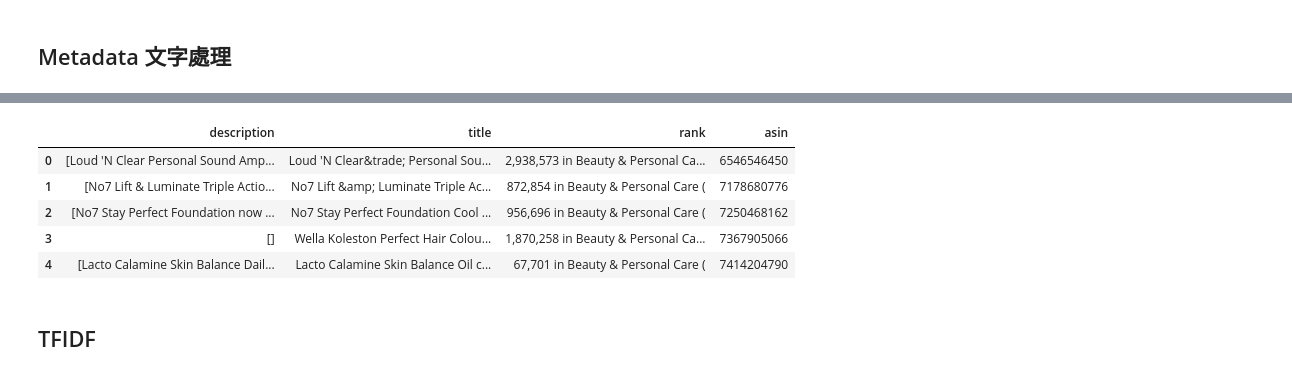
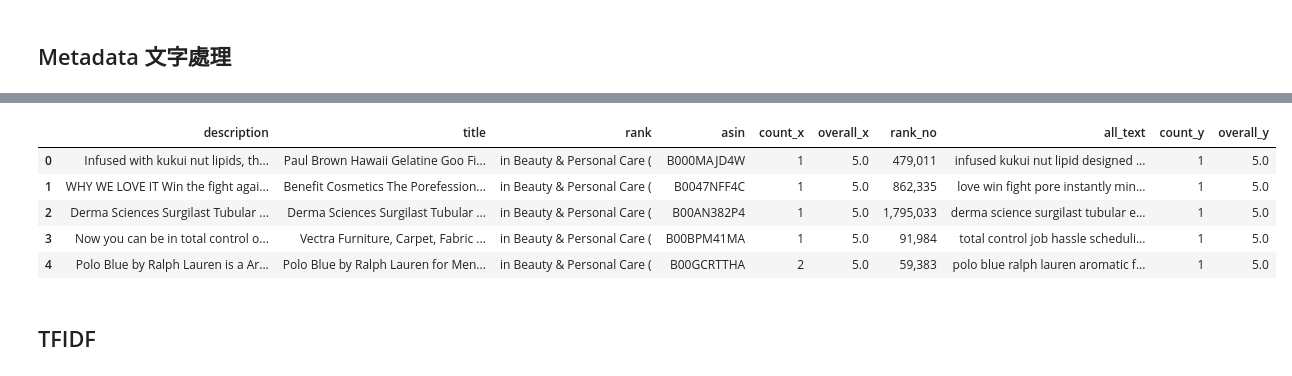
Before and after one commit to JianChengChang/data-course-sample, a Jupyter notebook: content-based.ipynb, the cells around one changed output, grey strips where cells are left out. Saved outputs shown, nothing was run; the diff lists cells and outputs as text; code cells hidden in the pictures.

```diff
--- a/content-based.ipynb
+++ b/content-based.ipynb
@@ -69,9 +69,9 @@ ratings['DATE'] = pd.to_datetime(ratings['unixReviewTime'], unit='s')
 # %% [markdown]
 ## 資料切分
 # %%
-# 用最近三個月
+# 用最近三個月評論超過四星的商品來篩選 metadata
 ratings_trainings = ratings[
-    (ratings['DATE'] >= '2018-06-01') & (ratings['DATE'] < '2018-09-01') & (ratings['overall'] >= 4)
+    (ratings['DATE'] >= '2018-08-01') & (ratings['DATE'] < '2018-09-01') & (ratings['overall'] >= 4)
 ]
 ratings_testings = ratings[
     (ratings['DATE'] >= '2018-09-01') &
@@ -113,12 +115,13 @@ metadata.drop(['category','tech1','fit','also_buy','tech2','brand','also_view','
 # %%
+metadata = metadata.merge(rating_comment, on = 'asin')
 metadata.head()
 # %% [output]
-|  | description | title | rank | asin |
-| 0 | [Loud 'N Clear Personal Sound Amp... | Loud 'N Clear&trade; Personal Sou... | 2,938,573 in Beauty & Personal Ca... | 6546546450 |
-| 1 | [No7 Lift & Luminate Triple Actio... | No7 Lift &amp; Luminate Triple Ac... | 872,854 in Beauty & Personal Care ( | 7178680776 |
-| 2 | [No7 Stay Perfect Foundation now ... | No7 Stay Perfect Foundation Cool ... | 956,696 in Beauty & Personal Care ( | 7250468162 |
-| 3 | [] | Wella Koleston Perfect Hair Colou... | 1,870,258 in Beauty & Personal Ca... | 7367905066 |
-| 4 | [Lacto Calamine Skin Balance Dail... | Lacto Calamine Skin Balance Oil c... | 67,701 in Beauty & Personal Care ( | 7414204790 |
+|  | description | title | rank | asin | count_x | overall_x | rank_no | all_text | count_y | overall_y |
+| 0 | Infused with kukui nut lipids, th... | Paul Brown Hawaii Gelatine Goo Fi... | in Beauty & Personal Care ( | B000MAJD4W | 1 | 5.0 | 479,011 | infused kukui nut lipid designed ... | 1 | 5.0 |
+| 1 | WHY WE LOVE IT Win the fight agai... | Benefit Cosmetics The Porefession... | in Beauty & Personal Care ( | B0047NFF4C | 1 | 5.0 | 862,335 | love win fight pore instantly min... | 1 | 5.0 |
+| 2 | Derma Sciences Surgilast Tubular ... | Derma Sciences Surgilast Tubular ... | in Beauty & Personal Care ( | B00AN382P4 | 1 | 5.0 | 1,795,033 | derma science surgilast tubular e... | 1 | 5.0 |
+| 3 | Now you can be in total control o... | Vectra Furniture, Carpet, Fabric ... | in Beauty & Personal Care ( | B00BPM41MA | 1 | 5.0 | 91,984 | total control job hassle scheduli... | 1 | 5.0 |
+| 4 | Polo Blue by Ralph Lauren is a Ar... | Polo Blue by Ralph Lauren for Men... | in Beauty & Personal Care ( | B00GCRTTHA | 2 | 5.0 | 59,383 | polo blue ralph lauren aromatic f... | 1 | 5.0 |
 # %%
 # 處理掉description 的中括號
 metadata['description'] = metadata['description'].apply(lambda x: ' '.join(x))
```
Also changed, not shown: parts of 7 cells of this notebook.
